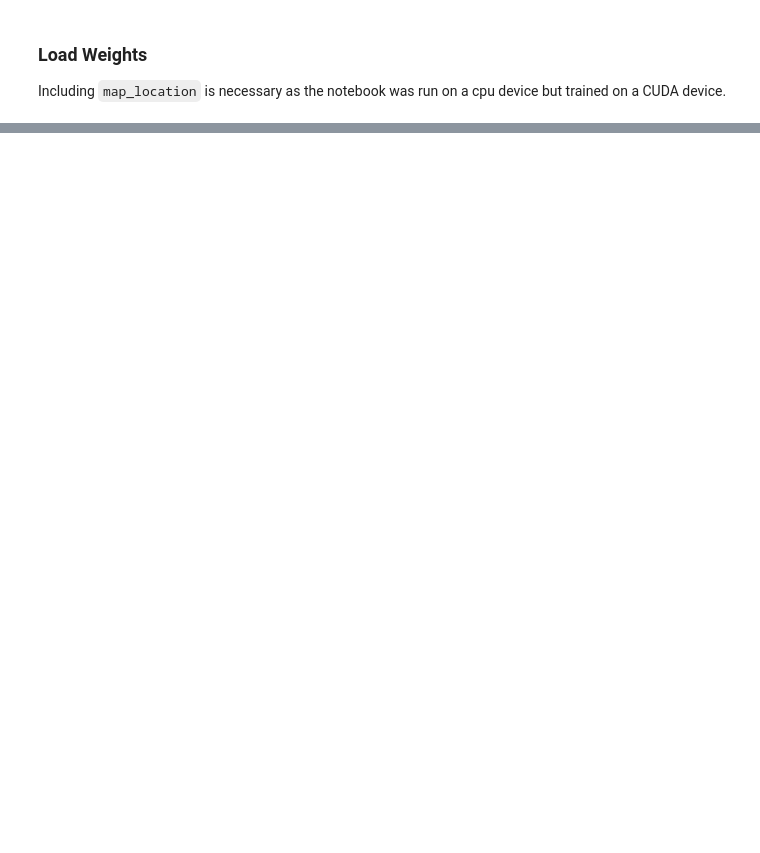
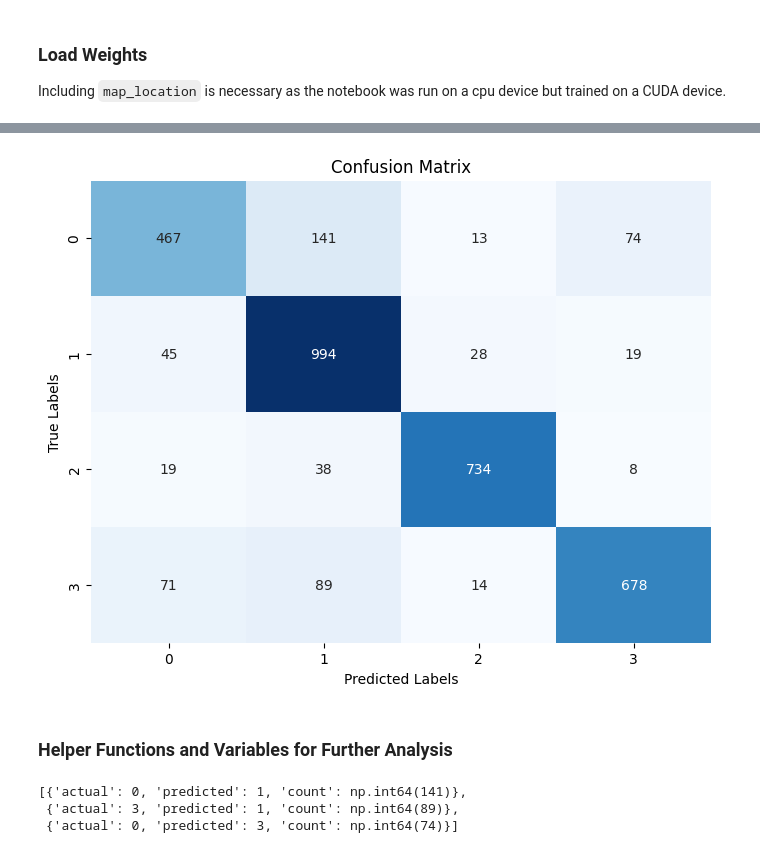
Before and after one commit to tobineberle/enel645w2025, a Jupyter notebook: ENEL_645_A2.ipynb, the cells around one changed output, grey strips where cells are left out. Cells and saved outputs as stored; diff of their text form; code cells hidden in the pictures; blank space fills up the shorter version.

```diff
--- a/ENEL_645_A2.ipynb
+++ b/ENEL_645_A2.ipynb
@@ -98,0 +87,12 @@ equal_count
+# %%
+cm = confusion_matrix(test_classes, test_predictions)
+plt.figure(figsize=(8,6))
+sns.heatmap(cm, annot=True, fmt="d", cbar=False, cmap='Blues')
+plt.xlabel("Predicted Labels")
+plt.ylabel("True Labels")
+plt.title("Confusion Matrix")
+plt.show()
+# %% [output]
+[figure, added]
+# %% [markdown]
+### Helper Functions and Variables for Further Analysis
@@ -98,0 +103,21 @@ equal_count
+# %%
+def top_misclassifications(cm, top_n=3):
+    misclassifications = []
+    window_size = cm.shape[0]  # Window covers the entire confusion matrix
+
+    # Iterate over the confusion matrix using a sliding window
+    for i in range(window_size):
+        for j in range(window_size):
+            if i != j:  # Exclude diagonal (correct classifications)
+                misclassifications.append({'actual': i, 'predicted': j, 'count': cm[i, j]})
+
+    misclassifications = sorted(misclassifications, key=lambda x: x['count'], reverse=True)
+
+    return misclassifications[:top_n]
+
+top_3_misclassifications = top_misclassifications(cm, top_n=3)
+top_3_misclassifications
+# %% [output]
+[{'actual': 0, 'predicted': 1, 'count': np.int64(141)},
+ {'actual': 3, 'predicted': 1, 'count': np.int64(89)},
+ {'actual': 0, 'predicted': 3, 'count': np.int64(74)}]
```
Also changed, not shown: parts of 17 cells of this notebook.
